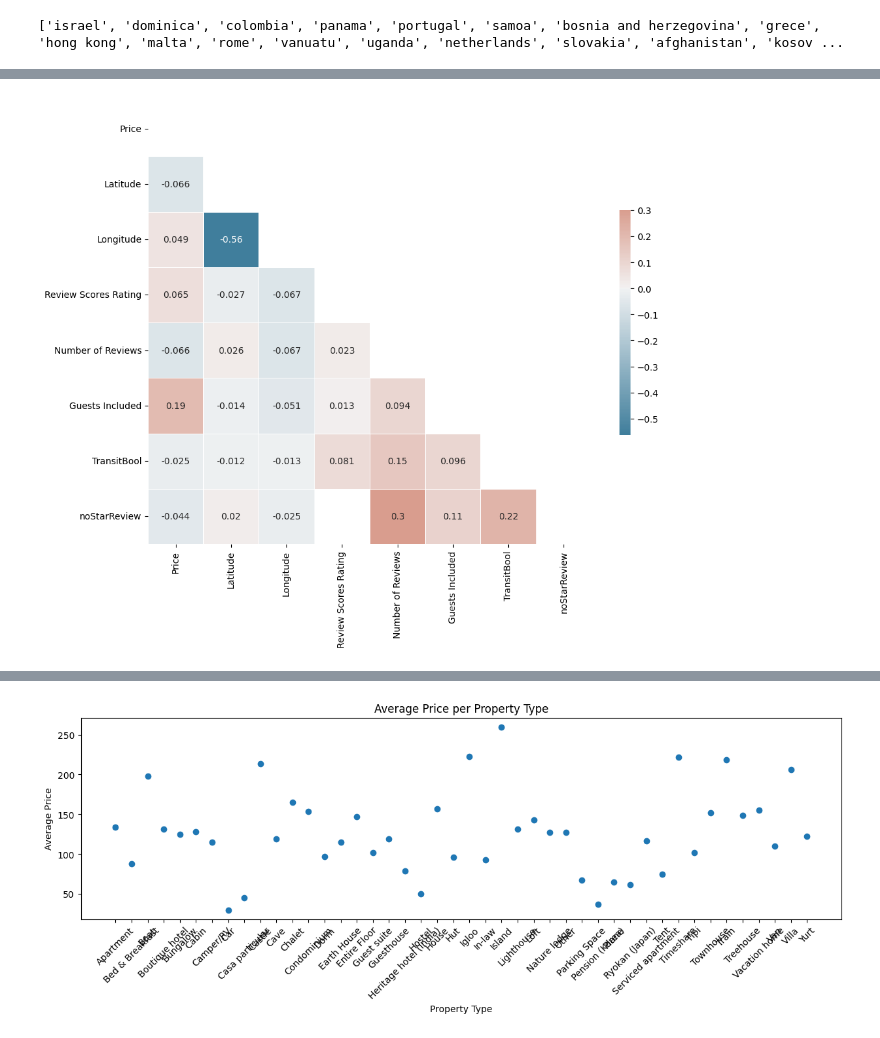
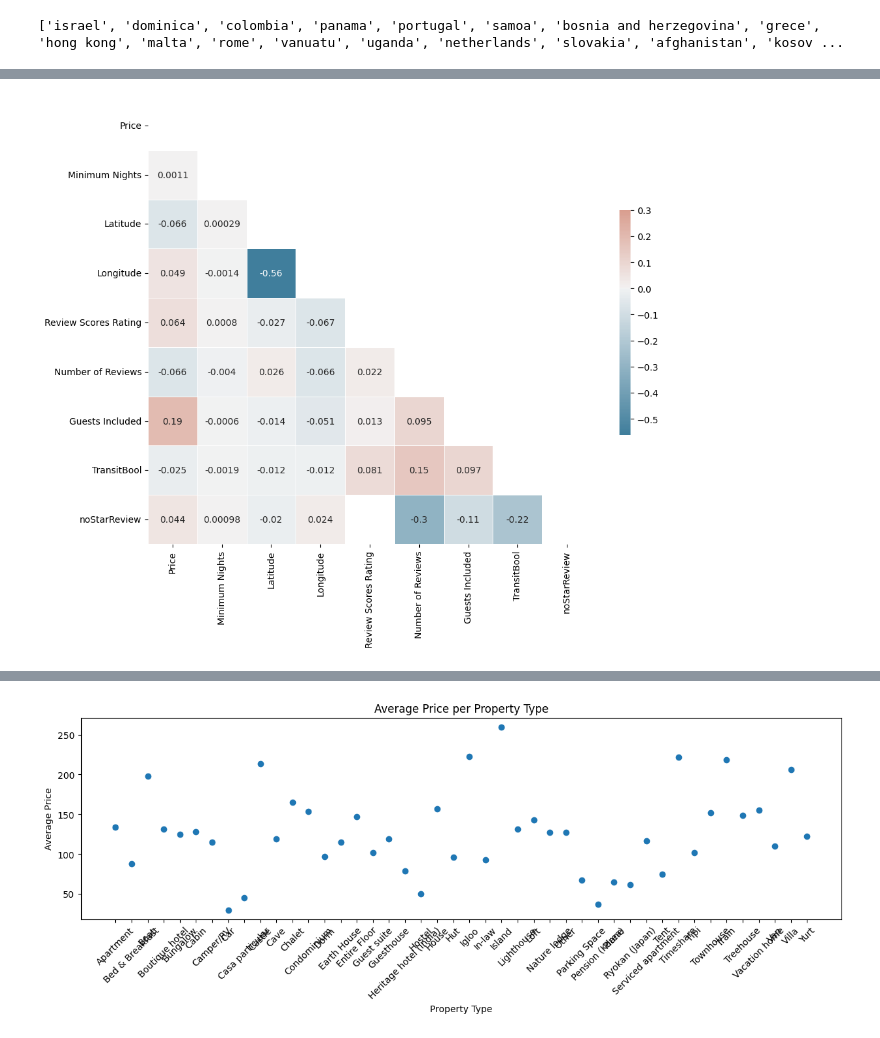
Before and after one commit to ninaschelter/Udacity-Projekt1, a Jupyter notebook: eval_airbnb_global.ipynb, the cells around one changed output, grey strips where cells are left out. Saved outputs shown, nothing was run; the diff lists cells and outputs as text; code cells hidden in the pictures.

Commit message:
clean files

```diff
--- a/eval_airbnb_global.ipynb
+++ b/eval_airbnb_global.ipynb
@@ -237,5 +223,12 @@ print(list(set(cleanHlData['Host Location'])))
 ['israel', 'dominica', 'colombia', 'panama', 'portugal', 'samoa', 'bosnia and herzegovina', 'grece', 'hong kong', 'malta', 'rome', 'vanuatu', 'uganda', 'netherlands', 'slovakia', 'afghanistan', 'kosov ...
 # %%
 # add a new column to dataSel which is 1 when Review scores rating = nan and 0 when not
-cleanHlData['noStarReview'] = cleanHlData.apply(lambda x: 1 if np.isnan(x['Review Scores Rating']) else 0, axis=1)
+selData['noStarReview'] = selData.apply(lambda x: 1 if np.isnan(x['Review Scores Rating']) else 0, axis=1)
+# check code
+# Assuming that df is your DataFrame and 'column_name' is the name of the column
+nanCount = selData['Review Scores Rating'].isna().sum()
+print(nanCount)
+
+# get sum of noStarReview
+print(selData['noStarReview'].value_counts())
 # %% [output]
@@ -275,23 +267,23 @@ fill_mode = lambda col: col.fillna(col.mode())  # get the most common value of t
 # %%
 import numpy as np
 # Compute the correlation matrix
-correlation_matrix = cleanHlData.corr()
+correlation_matrix = selData.corr()
 
 # Generate a mask for the upper triangle
 mask = np.triu(np.ones_like(correlation_matrix, dtype=bool))
 
 # Set up the matplotlib figure
 f, ax = plt.subplots(figsize=(11, 9))
 
 # Generate a custom diverging colormap
 cmap = sns.diverging_palette(230, 20, as_cmap=True)
 
 # Draw the heatmap with the mask and correct aspect ratio
 sns.heatmap(correlation_matrix, mask=mask, cmap=cmap, vmax=.3, center=0,
             square=True, linewidths=.5, cbar_kws={"shrink": .5}, annot=True)
 
 plt.show()
 # %% [output]
-[figure, old version]
+[figure, new version]
 # %%
 # plot mean of price per country
```
Also changed, not shown: parts of 19 cells of this notebook, 2 other files.
